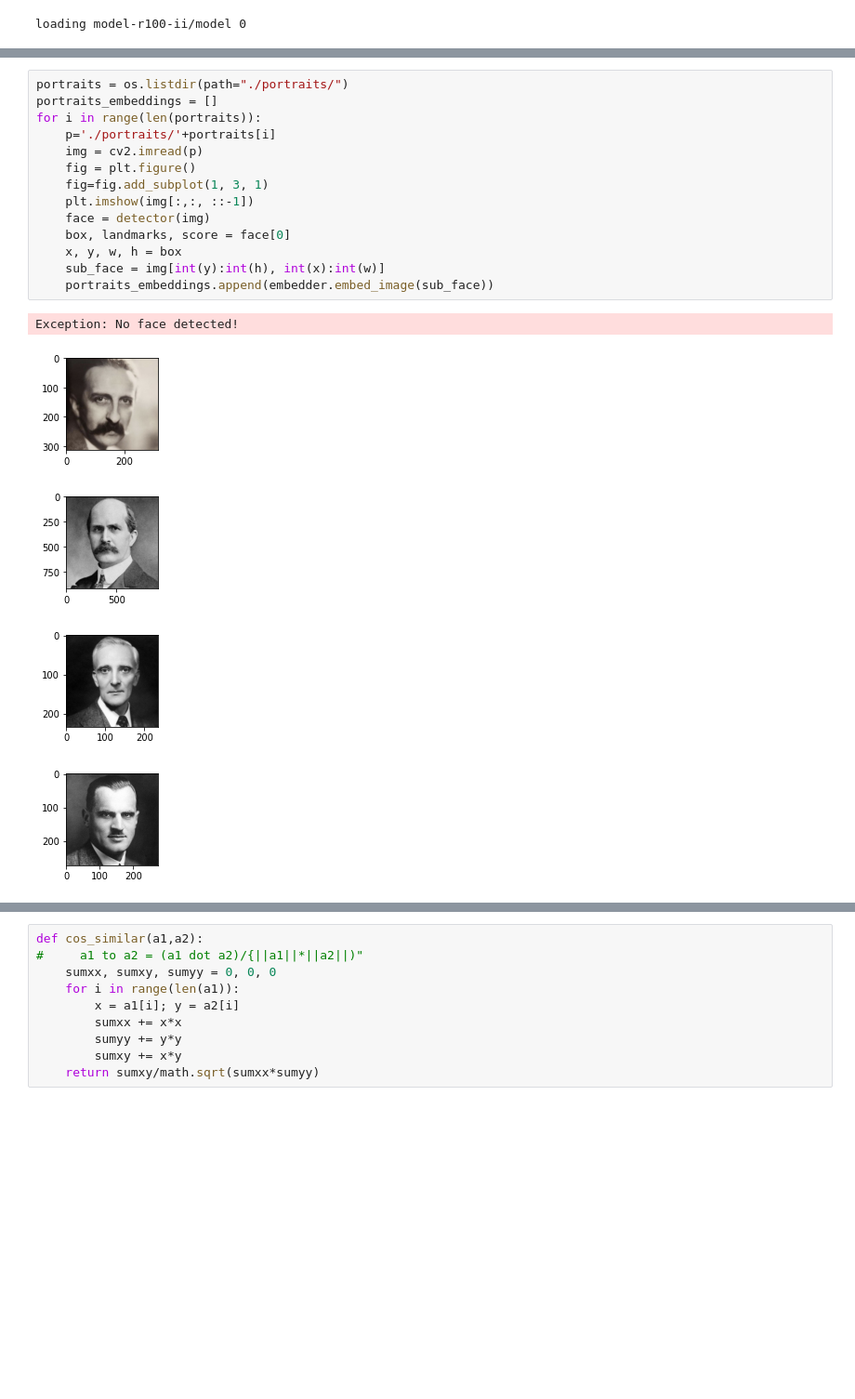
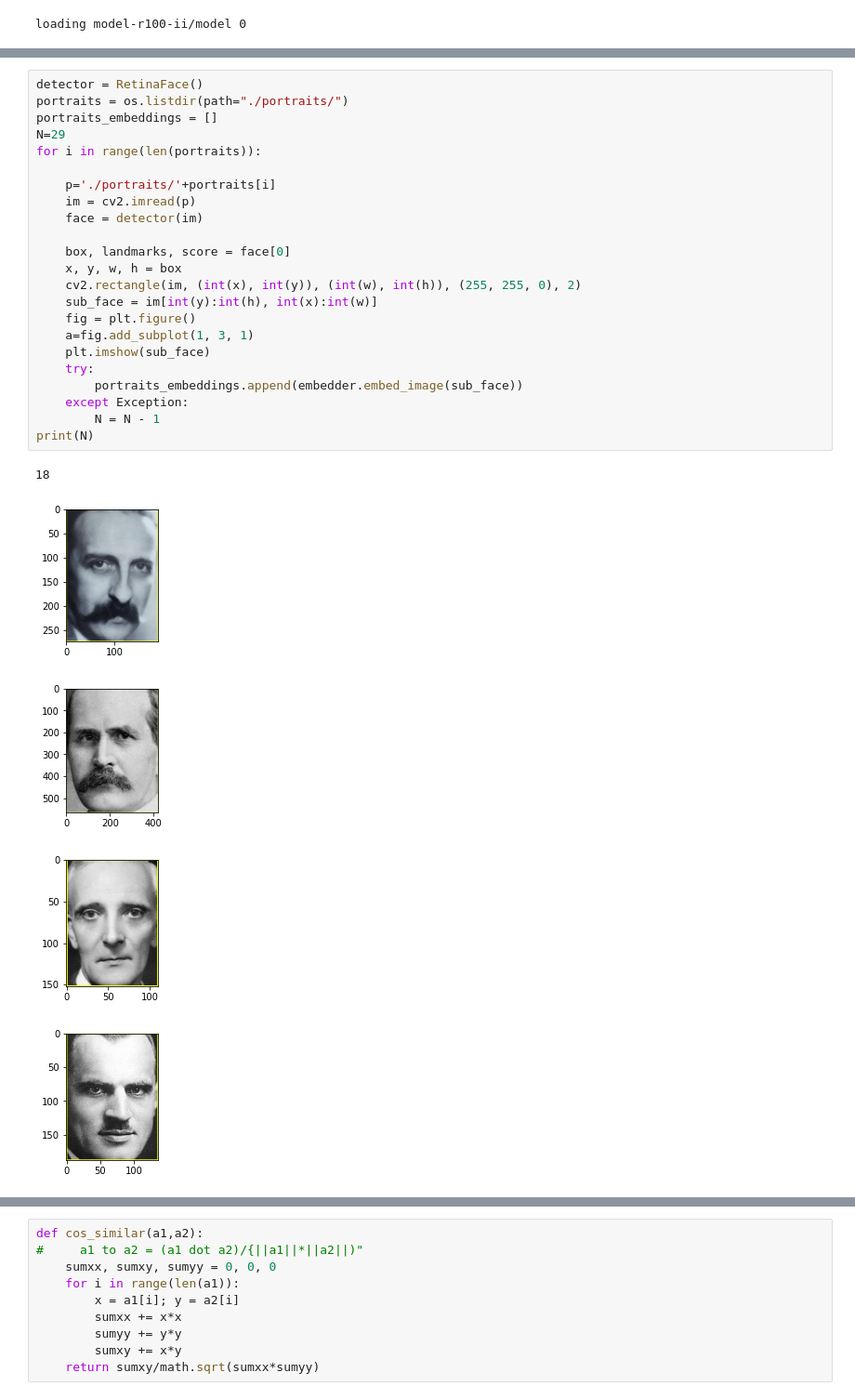
Before and after one commit to ksvetova/facerecogniton, a Jupyter notebook: FaceRecogniton.ipynb, the cells around one changed output, grey strips where cells are left out. Shown at 93% size. Cells and saved outputs as stored; diff of their text form; blank space fills up the shorter version.

```diff
--- a/FaceRecogniton.ipynb
+++ b/FaceRecogniton.ipynb
@@ -24,22 +24,31 @@ plt.imshow(img1[:,:, ::-1])
 <matplotlib.image.AxesImage at 0x...>
 [figure]
 # %%
+detector = RetinaFace()
 portraits = os.listdir(path="./portraits/")
 portraits_embeddings = []
+N=29
 for i in range(len(portraits)):
+
     p='./portraits/'+portraits[i]
-    img = cv2.imread(p)
-    fig = plt.figure()
-    fig=fig.add_subplot(1, 3, 1)
-    plt.imshow(img[:,:, ::-1])
-    face = detector(img)
+    im = cv2.imread(p)
+    face = detector(im)
+
     box, landmarks, score = face[0]
     x, y, w, h = box
-    sub_face = img[int(y):int(h), int(x):int(w)]
-    portraits_embeddings.append(embedder.embed_image(sub_face))
+    cv2.rectangle(im, (int(x), int(y)), (int(w), int(h)), (255, 255, 0), 2)
+    sub_face = im[int(y):int(h), int(x):int(w)]
+    fig = plt.figure()
+    a=fig.add_subplot(1, 3, 1)
+    plt.imshow(sub_face)
+    try:
+        portraits_embeddings.append(embedder.embed_image(sub_face))
+    except Exception:
+        N = N - 1
+print(N)
 # %% [output]
-Exception: No face detected!
+18
-[figure, old version]
+[figure, new version]
-[figure, old version]
+[figure, new version]
-[figure, old version]
+[figure, new version]
-[figure, old version]
+[figure, new version]
```
Also changed, not shown: parts of 7 cells of this notebook.
